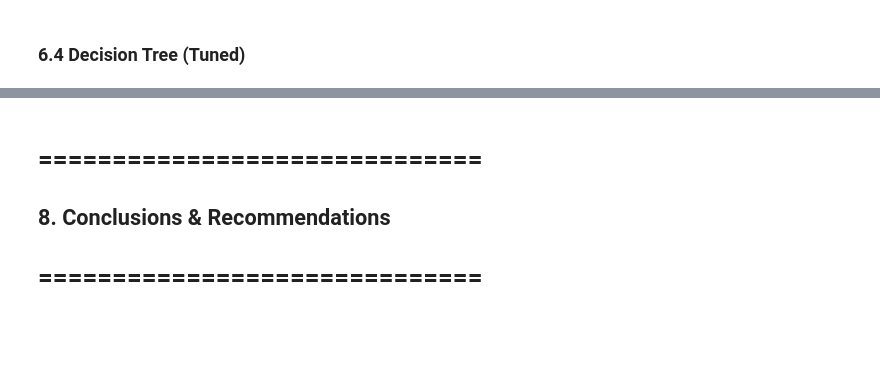
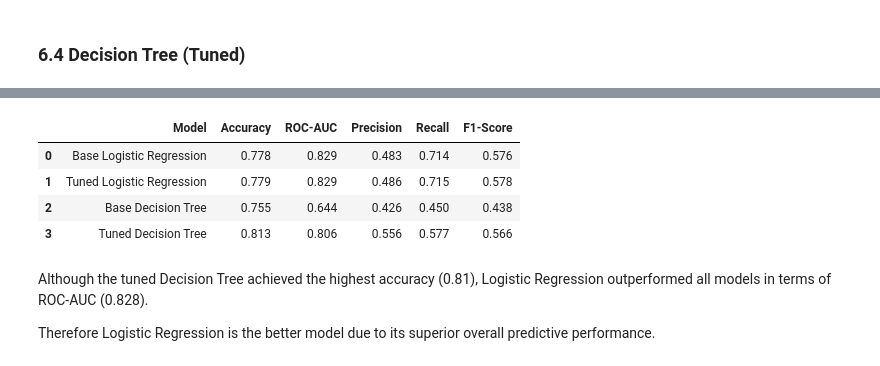
Before and after one commit to just-mawi/Phase-3-Project, a Jupyter notebook: index.ipynb, the cells around one changed output, grey strips where cells are left out. Saved outputs shown, nothing was run; the diff lists cells and outputs as text; code cells hidden in the pictures; blank space fills up the shorter version.

```diff
--- a/index.ipynb
+++ b/index.ipynb
@@ -625,4 +614,37 @@ plt.show()
-# %% [markdown]
-# ==============================
-## 8. Conclusions & Recommendations
-# ==============================
+# %%
+models = {
+    "Base Logistic Regression": (y_test, y_pred_log, y_prob_log),
+    "Tuned Logistic Regression": (y_test, y_pred_tuned_log, y_prob_tuned_log),
+    "Base Decision Tree": (y_test, y_pred_dt, y_prob_dt),
+    "Tuned Decision Tree": (y_test, y_pred_tuned_tree, y_prob_tuned_tree)
+}
+
+
+results = []
+
+for name, (y_true, y_pred, y_prob) in models.items():
+    results.append({
+        "Model": name,
+        "Accuracy": accuracy_score(y_true, y_pred),
+        "ROC-AUC": roc_auc_score(y_true, y_prob),
+        "Precision": precision_score(y_true, y_pred),
+        "Recall": recall_score(y_true, y_pred),
+        "F1-Score": f1_score(y_true, y_pred)
+    })
+
+
+results_df = pd.DataFrame(results)
+
+results_df = results_df.round(3)
+
+results_df
+# %% [output]
+|  | Model | Accuracy | ROC-AUC | Precision | Recall | F1-Score |
+| 0 | Base Logistic Regression | 0.778 | 0.829 | 0.483 | 0.714 | 0.576 |
+| 1 | Tuned Logistic Regression | 0.779 | 0.829 | 0.486 | 0.715 | 0.578 |
+| 2 | Base Decision Tree | 0.755 | 0.644 | 0.426 | 0.450 | 0.438 |
+| 3 | Tuned Decision Tree | 0.813 | 0.806 | 0.556 | 0.577 | 0.566 |
+# %% [markdown]
+Although the tuned Decision Tree achieved the highest accuracy (0.81), Logistic Regression outperformed all models in terms of ROC-AUC (0.828).
+
+Therefore Logistic Regression is the better model due to its superior overall predictive performance.
```
Also changed, not shown: parts of 47 cells of this notebook.
